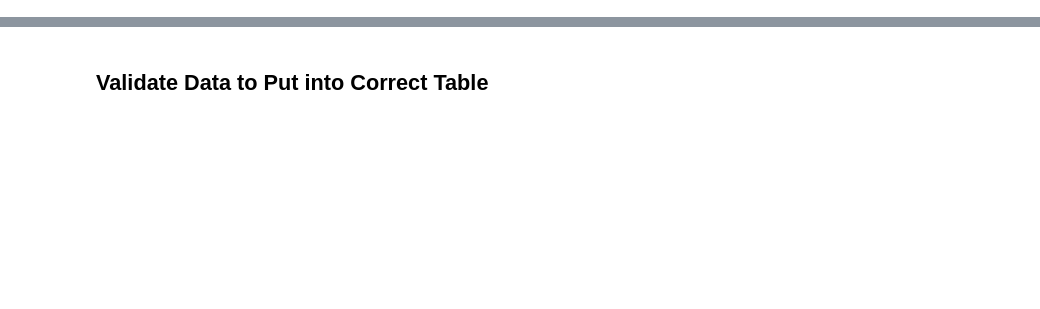
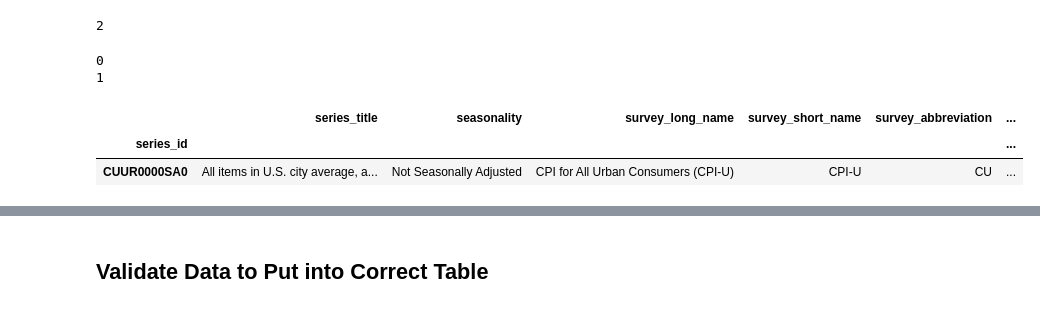
Before and after one commit to joshuamcurtis/MacroData2, a Jupyter notebook: Add_Data_DB.ipynb, the cells around one changed output, grey strips where cells are left out. Cells and saved outputs as stored; diff of their text form; code cells hidden in the pictures; blank space fills up the shorter version.

```diff
--- a/Add_Data_DB.ipynb
+++ b/Add_Data_DB.ipynb
@@ -147,5 +177,43 @@ json_data
 # %%
 # Get number of series
 number_of_series = len(json_data['Results']['series'])
+number_of_series
+# %% [output]
+2
+# %%
+for i in range(len(json_data['Results']['series'])):
+    df_dict = pd.DataFrame()
+    df_dict['series_title'] = json_data['Results']['series'][0]['catalog']['series_title'],
+    df_dict['series_id'] = json_data['Results']['series'][0]['catalog']['series_id'],
+    df_dict['seasonality'] = json_data['Results']['series'][0]['catalog']['seasonality'],
+    df_dict['survey_long_name'] = json_data['Results']['series'][0]['catalog']['survey_name'],
+    df_dict['survey_short_name'] = json_data['Results']['series'][0]['catalog']['survey_name'][-6:-1],
+    df_dict['survey_abbreviation'] = json_data['Results']['series'][0]['catalog']['survey_abbreviation'],
+    df_dict['measure_data_type'] = json_data['Results']['series'][0]['catalog']['measure_data_type'],
+    df_dict['area'] = json_data['Results']['series'][0]['catalog']['area'],
+    df_dict['item'] = json_data['Results']['series'][0]['catalog']['item']
+    df_dict = df_dict.set_index(df_dict['series_id'])
+    df_dict = df_dict.drop(columns=['series_id'])
+# %% [output]
+0
+1
+# %%
+df_dict = pd.DataFrame()
+df_dict['series_title'] = json_data['Results']['series'][0]['catalog']['series_title'],
+df_dict['series_id'] = json_data['Results']['series'][0]['catalog']['series_id'],
+df_dict['seasonality'] = json_data['Results']['series'][0]['catalog']['seasonality'],
+df_dict['survey_long_name'] = json_data['Results']['series'][0]['catalog']['survey_name'],
+df_dict['survey_short_name'] = json_data['Results']['series'][0]['catalog']['survey_name'][-6:-1],
+df_dict['survey_abbreviation'] = json_data['Results']['series'][0]['catalog']['survey_abbreviation'],
+df_dict['measure_data_type'] = json_data['Results']['series'][0]['catalog']['measure_data_type'],
+df_dict['area'] = json_data['Results']['series'][0]['catalog']['area'],
+df_dict['item'] = json_data['Results']['series'][0]['catalog']['item']
+df_dict = df_dict.set_index(df_dict['series_id'])
+df_dict = df_dict.drop(columns=['series_id'])
+df_dict
+# %% [output]
+|  | series_title | seasonality | survey_long_name | survey_short_name | survey_abbreviation | ... |
+| series_id |  |  |  |  |  | ... |
+| CUUR0000SA0 | All items in U.S. city average, a... | Not Seasonally Adjusted | CPI for All Urban Consumers (CPI-U) | CPI-U | CU | ... |
 # %%
 df = pd.DataFrame(json_data['Results']['series'][0]['data'])
```
Also changed, not shown: parts of 8 cells of this notebook, 1 other file.
